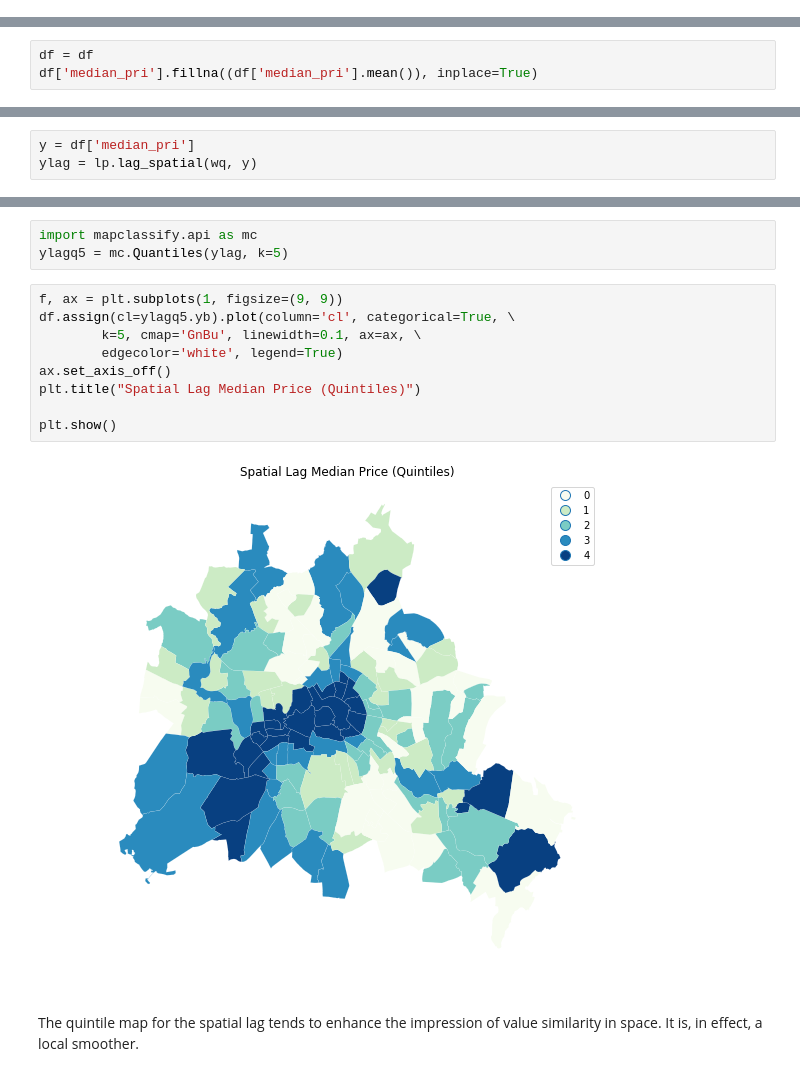
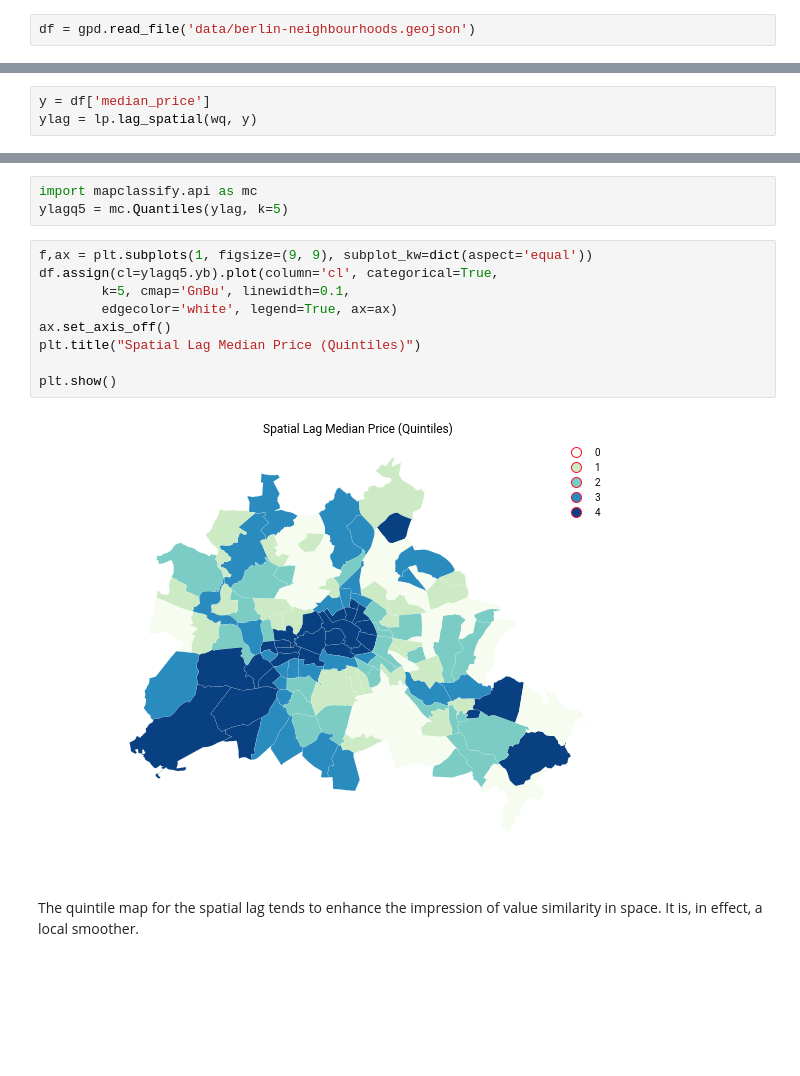
Before and after one commit to geopandas/scipy2018-geospatial-data, a Jupyter notebook: 06-exploratory-spatial-data-analysis.ipynb, the cells around one changed output, grey strips where cells are left out. Cells and saved outputs as stored; diff of their text form; blank space fills up the shorter version.

Commit message:
update notebooks with clean new data

```diff
--- a/06-exploratory-spatial-data-analysis.ipynb
+++ b/06-exploratory-spatial-data-analysis.ipynb
@@ -27,3 +24,5 @@ df = gpd.read_file('data/neighborhoods.shp')
+# %%
+df = gpd.read_file('data/berlin-neighbourhoods.geojson')
 # %%
 df.head()
 # %% [output]
@@ -42,4 +35 @@ pd.isnull(df['median_pri']).sum()
-# %%
-df = df
-df['median_pri'].fillna((df['median_pri'].mean()), inplace=True)
 # %%
@@ -97,7 +86,7 @@ attribute similarity to pair up with this concept of spatial similarity. The
 **spatial lag** is a derived variable that accomplishes this for us. For neighborhood
 $i$ the spatial lag is defined as: $$y_i = \sum_j w_{i,j} y_j$$
 # %%
-y = df['median_pri']
+y = df['median_price']
 ylag = lp.lag_spatial(wq, y)
 # %%
 ylag
@@ -123,16 +112,16 @@ array([45.2       , 52.625     , 45.75      , 32.5       , 63.5       ,
 import mapclassify.api as mc
 ylagq5 = mc.Quantiles(ylag, k=5)
 # %%
-f, ax = plt.subplots(1, figsize=(9, 9))
-df.assign(cl=ylagq5.yb).plot(column='cl', categorical=True, \
-        k=5, cmap='GnBu', linewidth=0.1, ax=ax, \
-        edgecolor='white', legend=True)
+f,ax = plt.subplots(1, figsize=(9, 9), subplot_kw=dict(aspect='equal'))
+df.assign(cl=ylagq5.yb).plot(column='cl', categorical=True,
+        k=5, cmap='GnBu', linewidth=0.1,
+        edgecolor='white', legend=True, ax=ax)
 ax.set_axis_off()
 plt.title("Spatial Lag Median Price (Quintiles)")
 
 plt.show()
 # %% [output]
-[figure, old version]
+[figure, new version]
 # %% [markdown]
 The quintile map for the spatial lag tends to enhance the impression of value
 similarity in space. It is, in effect, a local smoother.
```
Also changed, not shown: parts of 25 cells of this notebook, 2 other files.
